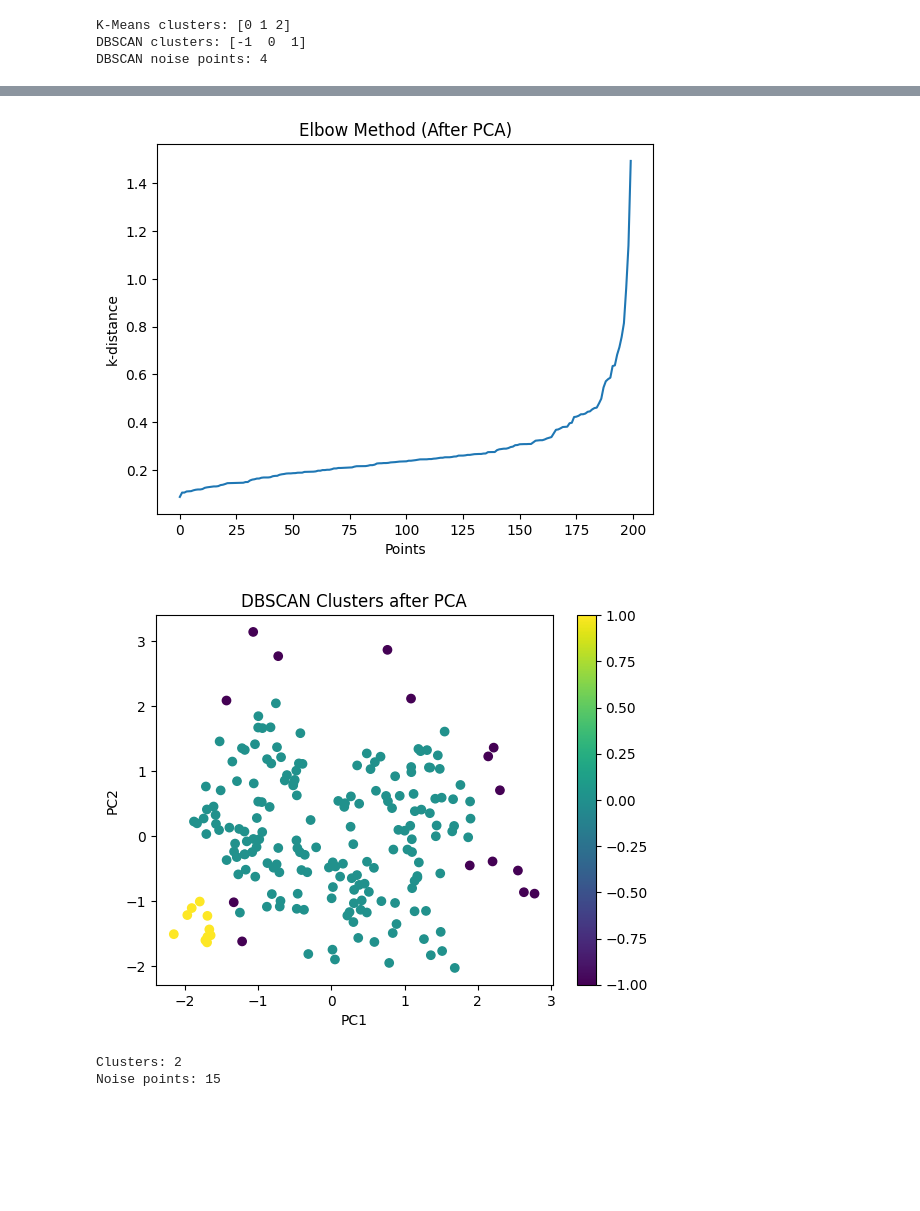
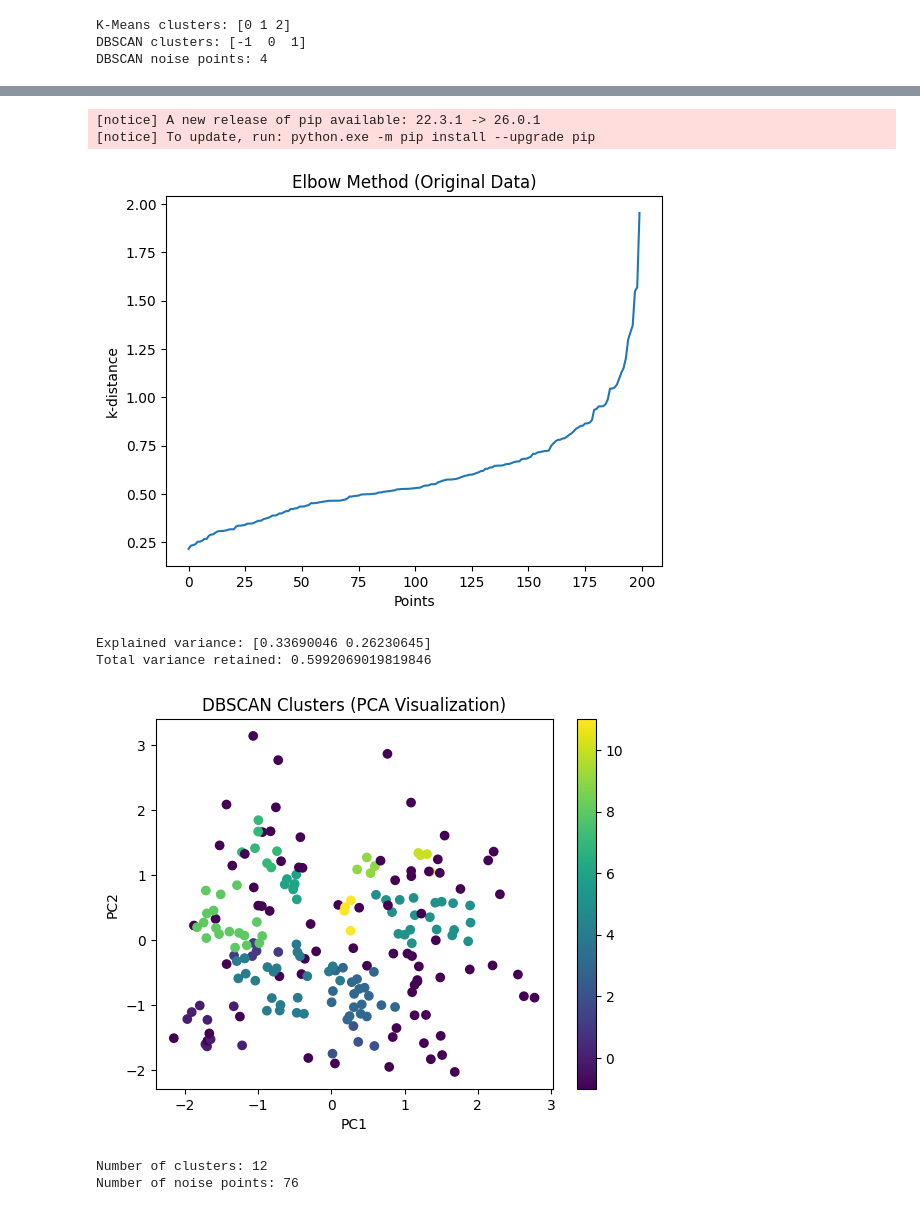
Before and after one commit to DHARSHADWARAK/PU-GenAI-Training, a Jupyter notebook: Day 7/KMeans (2).ipynb, the cells around one changed output, grey strips where cells are left out. Drawn from its saved outputs; the diff is of its cells as text; code cells hidden in the pictures; blank space fills up the shorter version.

Commit message:
Kmeans and dbscan

```diff
--- a/Day 7/KMeans (2).ipynb
+++ b/Day 7/KMeans (2).ipynb
@@ -393,55 +346,58 @@ X = df[['Age', 'Gender', 'Annual Income (k$)', 'Spending Score (1-100)']]
 scaler = StandardScaler()
 X_scaled = scaler.fit_transform(X)
 
-# 🔹 6. Apply PCA (reduce to 2D)
+# 🔹 6. Find eps using k-distance (on original data)
+k = 4
+
+neighbors = NearestNeighbors(n_neighbors=k)
+neighbors_fit = neighbors.fit(X_scaled)
+
+distances, indices = neighbors_fit.kneighbors(X_scaled)
+distances = np.sort(distances[:, k-1])
+
+# 🔹 7. Plot k-distance graph
+plt.figure()
+plt.plot(distances)
+plt.xlabel("Points")
+plt.ylabel("k-distance")
+plt.title("Elbow Method (Original Data)")
+plt.show()
+
+# 🔹 👉 Choose eps from graph
+eps_value = 0.5   # adjust based on elbow
+
+# 🔹 8. Apply DBSCAN on ORIGINAL scaled data
+dbscan = DBSCAN(eps=eps_value, min_samples=k)
+labels = dbscan.fit_predict(X_scaled)
+
+df['Cluster'] = labels
+
+# 🔹 9. Apply PCA ONLY for visualization
 pca = PCA(n_components=2)
 X_pca = pca.fit_transform(X_scaled)
 
 print("Explained variance:", pca.explained_variance_ratio_)
+print("Total variance retained:", sum(pca.explained_variance_ratio_))
 
-# 🔹 7. Find eps using k-distance
-k = 4   # now dimensions = 2 → 2 * 2 = 4
-
-neighbors = NearestNeighbors(n_neighbors=k)
-neighbors_fit = neighbors.fit(X_pca)
-
-distances, indices = neighbors_fit.kneighbors(X_pca)
-distances = np.sort(distances[:, k-1])
-
-# 🔹 8. Plot k-distance graph
-plt.figure()
-plt.plot(distances)
-plt.xlabel("Points")
-plt.ylabel("k-distance")
-plt.title("Elbow Method (After PCA)")
-plt.show()
-
-# 🔹 👉 Choose eps from graph
-eps_value = 0.4
-
-# 🔹 9. Apply DBSCAN on PCA data
-dbscan = DBSCAN(eps=eps_value, min_samples=k)
-labels = dbscan.fit_predict(X_pca)
-
-df['Cluster'] = labels
-
-# 🔹 10. Plot clusters (clean 2D!)
+# 🔹 10. Plot clusters in 2D
 plt.figure()
 
-# plot clusters
 plt.scatter(
     X_pca[:, 0],
     X_pca[:, 1],
     c=labels
 )
 
-plt.title("DBSCAN Clusters after PCA")
+plt.title("DBSCAN Clusters (PCA Visualization)")
 plt.xlabel("PC1")
 plt.ylabel("PC2")
 plt.colorbar()
 plt.show()
 
 # 🔹 11. Summary
-print("Clusters:", len(set(labels)) - (1 if -1 in labels else 0))
-print("Noise points:", list(labels).count(-1))
+n_clusters = len(set(labels)) - (1 if -1 in labels else 0)
+n_noise = list(labels).count(-1)
+
+print("Number of clusters:", n_clusters)
+print("Number of noise points:", n_noise)
 # %% [output]
@@ -449,4 +418,8 @@ Explained variance: [0.33690046 0.26230645]
+[notice] A new release of pip available: 22.3.1 -> 26.0.1
+[notice] To update, run: python.exe -m pip install --upgrade pip
-[figure, old version]
+[figure, new version]
+Explained variance: [0.33690046 0.26230645]
+Total variance retained: 0.5992069019819846
-[figure, old version]
+[figure, new version]
-Clusters: 2
-Noise points: 15
+Number of clusters: 12
+Number of noise points: 76
```
Also changed, not shown: parts of 3 cells of this notebook, 4 other files.
